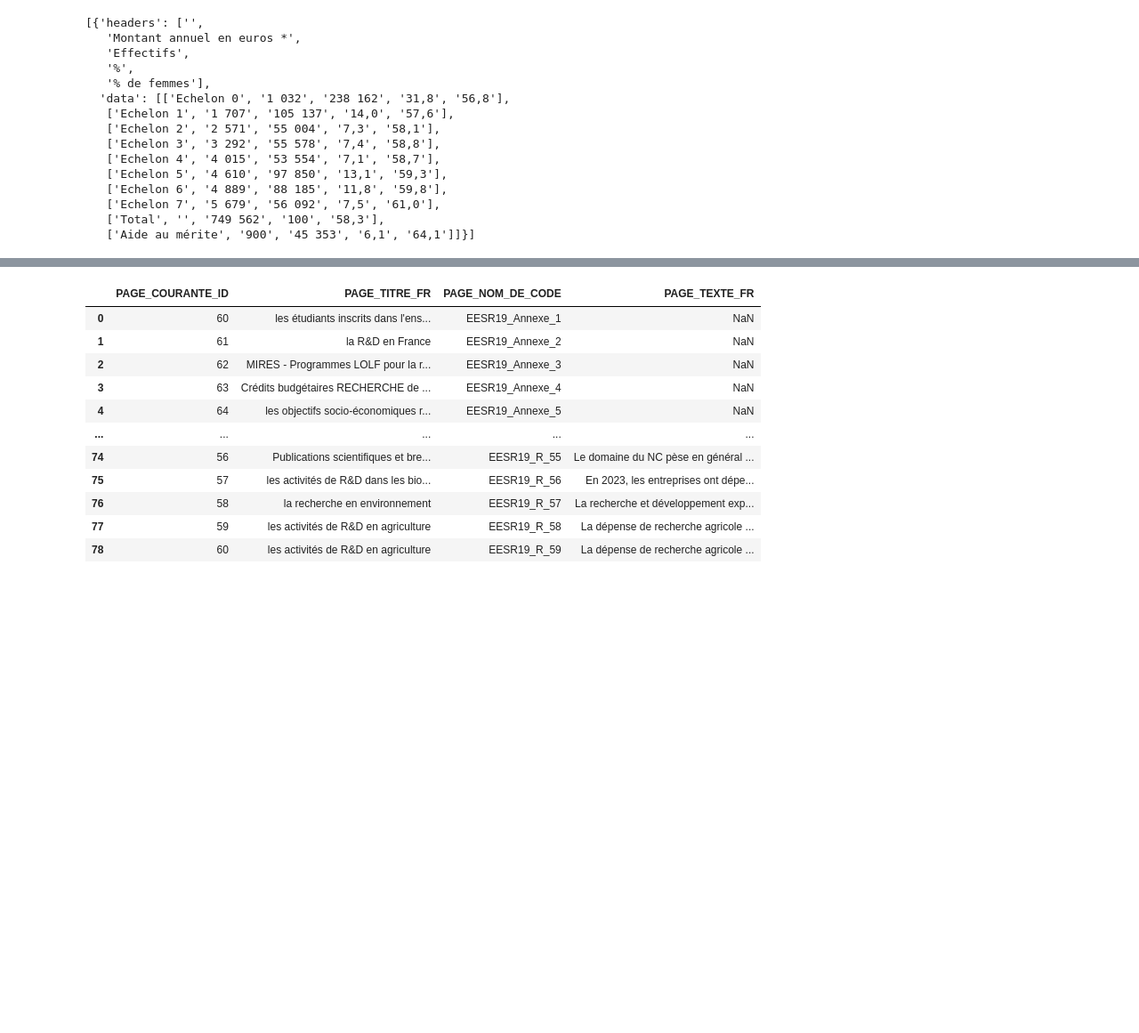
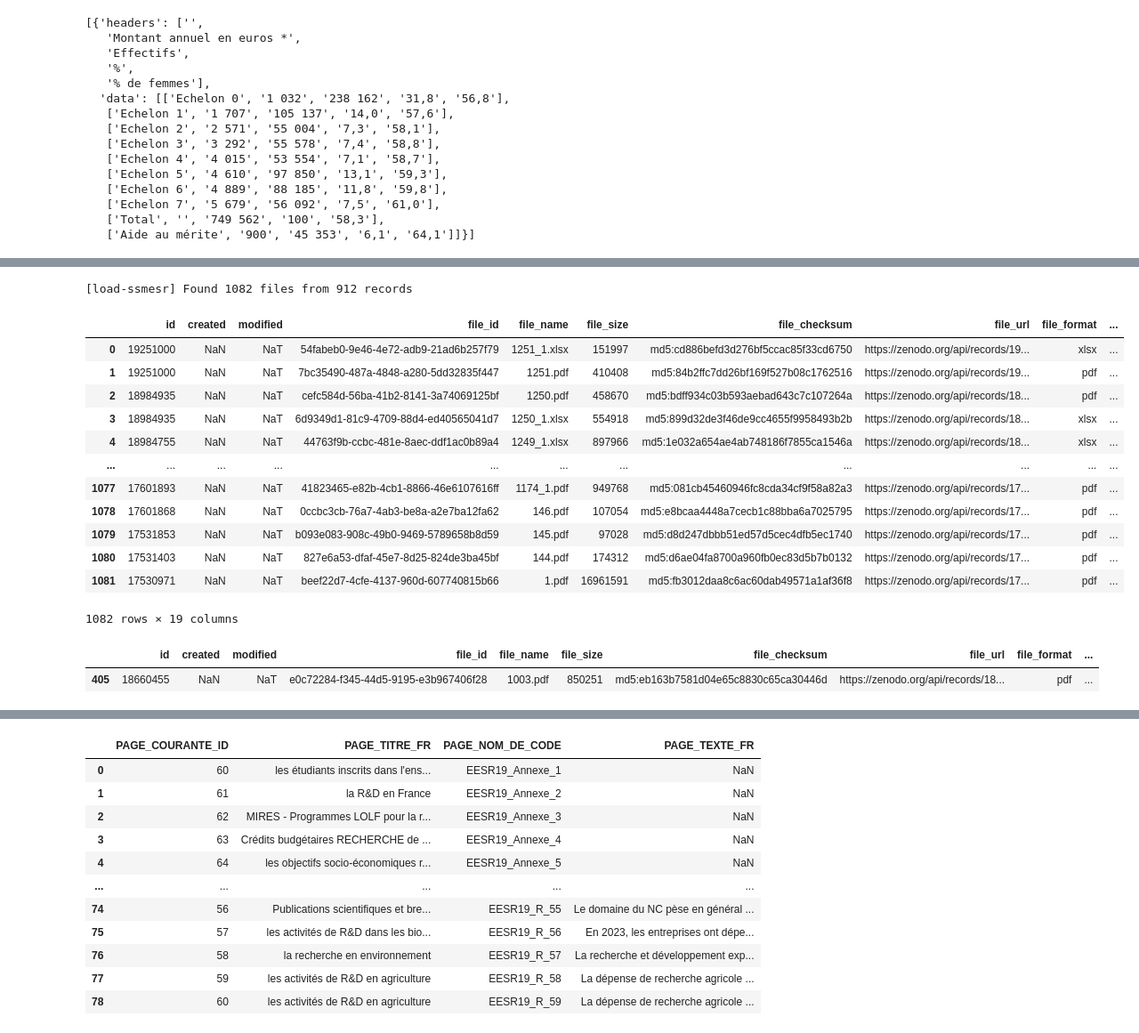
Before and after one commit to dataesr/flash-rag, a Jupyter notebook: notebooks/explore.ipynb, the cells around one changed output, grey strips where cells are left out. Shown at 89% size. Drawn from its saved outputs; the diff is of its cells as text; code cells hidden in the pictures; blank space fills up the shorter version.

```diff
--- a/notebooks/explore.ipynb
+++ b/notebooks/explore.ipynb
@@ -417,0 +420,4 @@ sections[2].tables
+# %%
+import pandas as pd
+
+ssmesr_df = pd.read_json("../data/ssmesr_records.jsonl", lines=True)
@@ -417,0 +453,73 @@ sections[2].tables
+# %%
+OUTPUT_DIR = "./data"
+OCR_DIR = f"{OUTPUT_DIR}/ocr"
+
+
+def get_files(records: pd.DataFrame) -> pd.DataFrame:
+    if not len(records):
+        print("[load-ssmesr] Records dataframe is empty")
+        return pd.DataFrame()
+
+    if "files" not in records.columns:
+        print("[load-ssmesr] No column 'files' found on records dataframe")
+        return pd.DataFrame()
+
+    # Explode df on files column
+    try:
+        exploded = records.explode("files", ignore_index=True)
+        files_data = (
+            pd.json_normalize(exploded["files"], sep="_")
+            .add_prefix("file_")
+            .rename(columns={"file_key": "file_name", "file_links_self": "file_url"})
+            .reset_index(drop=True)
+        )
+        # Build file paths
+        files_data["file_format"] = files_data["file_name"].apply(lambda x: x.split(".")[-1])
+        files_data["file_path"] = OUTPUT_DIR + "/" + files_data["file_format"] + "/" + files_data["file_name"]
+        files_data["ocr_name"] = files_data["file_name"].apply(lambda x: x.split(".")[0]) + ".json"
+        files_data["ocr_path"] = OCR_DIR + "/" + files_data["file_format"] + "/" + files_data["ocr_name"]
+
+        # Get metadata
+        metadata = exploded["metadata"]
+        metadata_data = pd.json_normalize(metadata)[["title", "publication_date", "description", "keywords"]].reset_index(
+            drop=True
+        )
+
+        # Get resource types
+        resource_types = metadata.apply(lambda x: x.get("resource_type") if isinstance(x, dict) else None)
+        types_data = pd.json_normalize(resource_types).rename(columns={"title": "type_title"}).reset_index(drop=True)
+
+        # Merge files
+        files = pd.concat([exploded[["id", "created", "modified"]], files_data, metadata_data, types_data], axis=1)
+    except Exception as error:
+        print(f"[error] Error while exploding files: {error}")
+        raise error
+
+    print(f"[load-ssmesr] Found {len(files)} files from {len(records)} records")
+    return files
+
+
+files = get_files(ssmesr_df)
+# %% [output]
+[load-ssmesr] Found 1082 files from 912 records
+# %%
+files
+# %% [output]
+|  | id | created | modified | file_id | file_name | file_size | file_checksum | file_url | file_format | ... |
+| 0 | 19251000 | NaN | NaT | 54fabeb0-9e46-4e72-adb9-21ad6b257f79 | 1251_1.xlsx | 151997 | md5:cd886befd3d276bf5ccac85f33cd6750 | https://zenodo.org/api/records/19... | xlsx | ... |
+| 1 | 19251000 | NaN | NaT | 7bc35490-487a-4848-a280-5dd32835f447 | 1251.pdf | 410408 | md5:84b2ffc7dd26bf169f527b08c1762516 | https://zenodo.org/api/records/19... | pdf | ... |
+| 2 | 18984935 | NaN | NaT | cefc584d-56ba-41b2-8141-3a74069125bf | 1250.pdf | 458670 | md5:bdff934c03b593aebad643c7c107264a | https://zenodo.org/api/records/18... | pdf | ... |
+| 3 | 18984935 | NaN | NaT | 6d9349d1-81c9-4709-88d4-ed40565041d7 | 1250_1.xlsx | 554918 | md5:899d32de3f46de9cc4655f9958493b2b | https://zenodo.org/api/records/18... | xlsx | ... |
+| 4 | 18984755 | NaN | NaT | 44763f9b-ccbc-481e-8aec-ddf1ac0b89a4 | 1249_1.xlsx | 897966 | md5:1e032a654ae4ab748186f7855ca1546a | https://zenodo.org/api/records/18... | xlsx | ... |
+| ... | ... | ... | ... | ... | ... | ... | ... | ... | ... | ... |
+| 1077 | 17601893 | NaN | NaT | 41823465-e82b-4cb1-8866-46e6107616ff | 1174_1.pdf | 949768 | md5:081cb45460946fc8cda34cf9f58a82a3 | https://zenodo.org/api/records/17... | pdf | ... |
+| 1078 | 17601868 | NaN | NaT | 0ccbc3cb-76a7-4ab3-be8a-a2e7ba12fa62 | 146.pdf | 107054 | md5:e8bcaa4448a7cecb1c88bba6a7025795 | https://zenodo.org/api/records/17... | pdf | ... |
+| 1079 | 17531853 | NaN | NaT | b093e083-908c-49b0-9469-5789658b8d59 | 145.pdf | 97028 | md5:d8d247dbbb51ed57d5cec4dfb5ec1740 | https://zenodo.org/api/records/17... | pdf | ... |
+| 1080 | 17531403 | NaN | NaT | 827e6a53-dfaf-45e7-8d25-824de3ba45bf | 144.pdf | 174312 | md5:d6ae04fa8700a960fb0ec83d5b7b0132 | https://zenodo.org/api/records/17... | pdf | ... |
+| 1081 | 17530971 | NaN | NaT | beef22d7-4cfe-4137-960d-607740815b66 | 1.pdf | 16961591 | md5:fb3012daa8c6ac60dab49571a1af36f8 | https://zenodo.org/api/records/17... | pdf | ... |
+1082 rows × 19 columns
+# %%
+files[files.id == 18660455]
+# %% [output]
+|  | id | created | modified | file_id | file_name | file_size | file_checksum | file_url | file_format | ... |
+| 405 | 18660455 | NaN | NaT | e0c72284-f345-44d5-9195-e3b967406f28 | 1003.pdf | 850251 | md5:eb163b7581d04e65c8830c65ca30446d | https://zenodo.org/api/records/18... | pdf | ... |
```
Also changed, not shown: parts of 8 cells of this notebook, 11 other files.
